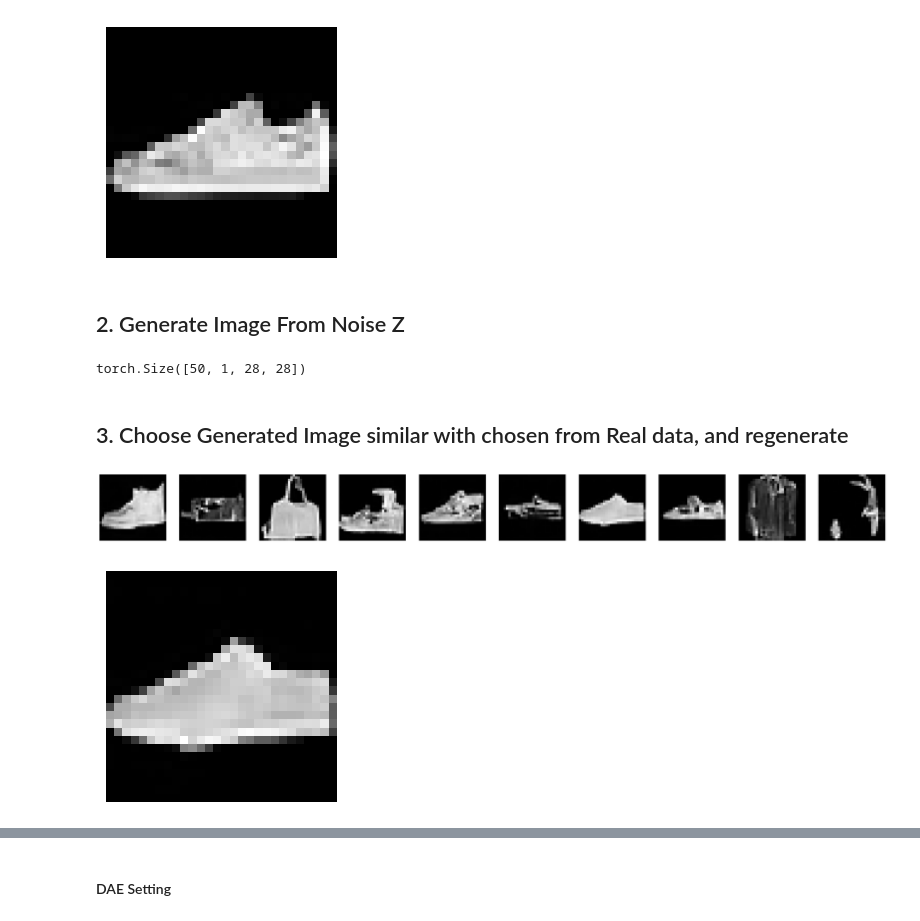
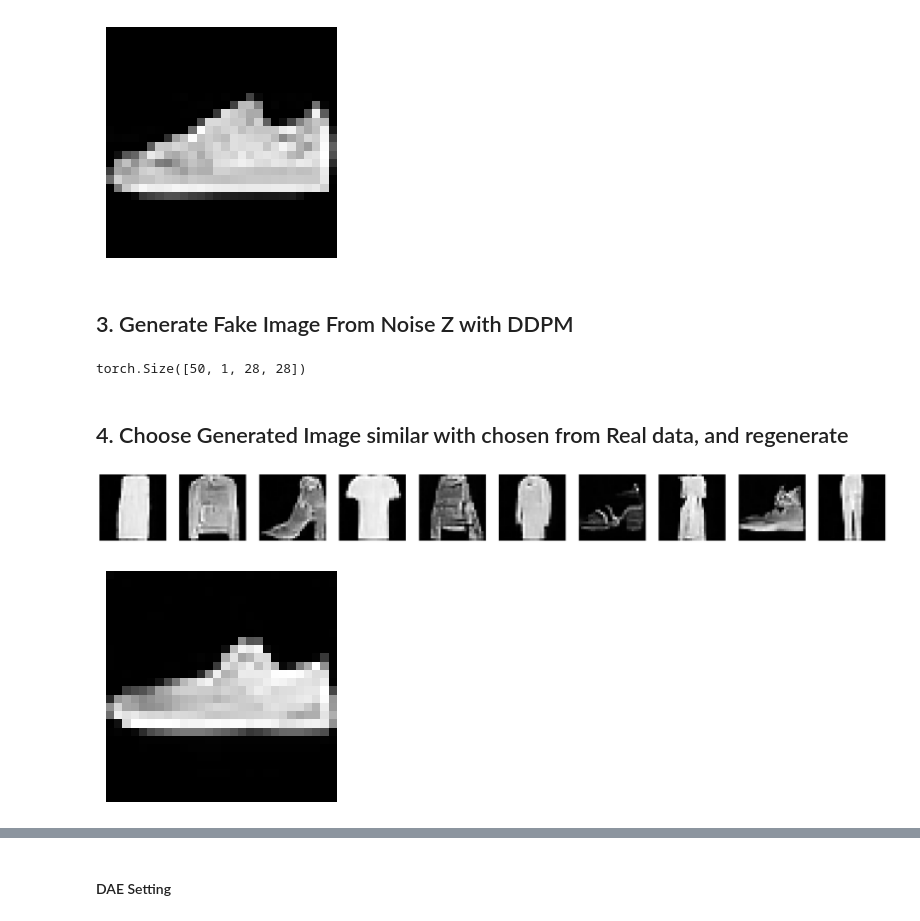
Before and after one commit to rosanzheng/fashion_recommender, a Jupyter notebook: FashionMNIST_DDPM.ipynb, the cells around one changed output, grey strips where cells are left out. Drawn from its saved outputs; the diff is of its cells as text; code cells hidden in the pictures.

```diff
--- a/FashionMNIST_DDPM.ipynb
+++ b/FashionMNIST_DDPM.ipynb
@@ -42,7 +47,7 @@ dim = 64 # Unet latent dimension
 channels = 1 # image channel
 
 load_diffusion = True # True if load DDPM weight
-diffusion_path = 'model_checkpoint.pth'
+diffusion_path = './ckpts/DDPM_checkpoint.pth'
 # %%
 ### load fashion_mnist dataset
 dataset = load_dataset("fashion_mnist")
@@ -74,7 +81,7 @@ optimizer = optim.Adam(model.parameters(), lr=1e-3)
 # load Diffusion model weight (load_diffusion = True)
 
 if load_diffusion:
-    checkpoint = torch.load('model_checkpoint.pth')
+    checkpoint = torch.load(diffusion_path)
     model.load_state_dict(checkpoint['model_state_dict'])
     diffusion.load_state_dict(checkpoint['diffusion_state_dict'])
     optimizer.load_state_dict(checkpoint['optimizer_state_dict'])
@@ -87,13 +94,12 @@ else:
             optimizer.zero_grad()
 
             training_images = inputs['pixel_values'].to(device)
-
             loss = diffusion(training_images)
 
-        if step % 100 == 0:
-            print("Loss:", loss.item())
-        loss.backward()
-        optimizer.step()
+            if step % 100 == 0:
+                print("Loss:", loss.item())
+            loss.backward()
+            optimizer.step()
 
     # Save Diffusion model state
     checkpoint = {
@@ -102,5 +108,5 @@ else:
         'optimizer_state_dict': optimizer.state_dict(),
     }
 
-    torch.save(checkpoint, 'model_checkpoint.pth')
+    torch.save(checkpoint, diffusion_path)
 # %% [markdown]
@@ -131,7 +137,7 @@ visualize.sample_figure(dataset = chosen_r_dataset)
 # %% [output]
 [figure]
 # %% [markdown]
-## 2. Generate Image From Noise Z
+## 3. Generate Fake Image From Noise Z with DDPM
 # %%
 sample_batch_size = 50 # Number of images to generate
 
@@ -143,23 +149,23 @@ sampled_images.shape # (sample_batch_size, channels, image_size, image_size)
 # %% [output]
 torch.Size([50, 1, 28, 28])
 # %% [markdown]
-## 3. Choose Generated Image similar with chosen from Real data, and regenerate
+## 4. Choose Generated Image similar with chosen from Real data, and regenerate
 # %%
 # Generate images as many as sample_batch_size
 
 
-start_idx = 20 # 0 ~ (sample_batch_size - num_samples)
+start_idx = 30 # 0 ~ (sample_batch_size - num_samples)
 num_samples = 10 # Number of images to visualize
 
 chosen_gen_datasets = sampled_images[start_idx:start_idx + num_samples , :, :, :]
 
 # visualize generated items
 visualize.sample_figures(num_samples = num_samples, datasets = chosen_gen_datasets)
 # %% [output]
-[figure, old version]
+[figure, new version]
 # %%
 # Choose generated image one from the images above [0, num_samples - 1]
-chosen_idx = 6
+chosen_idx = 1
 
 chosen_gen_dataset = chosen_gen_datasets[chosen_idx] # Select one from the images above (0 ~ num_samples - 1)
 normalized_gen_img = chosen_gen_dataset.cpu().apply_(lambda x: (x * 2) - 1) # normalize from [0, 1] to [-1, 1]
@@ -167,7 +173,7 @@ normalized_gen_img = chosen_gen_dataset.cpu().apply_(lambda x: (x * 2) - 1) # no
 # visualize genearated image similar with user choice
 visualize.sample_figure(dataset = normalized_gen_img)
 # %% [output]
-[figure, old version]
+[figure, new version]
 # %%
 # cosine_sim
 gen_cosine_sim, gen_euc = metric.calculate_similarity(normalized_gen_img, chosen_r_dataset)
```
Also changed, not shown: parts of 17 cells of this notebook, 4 other files.
